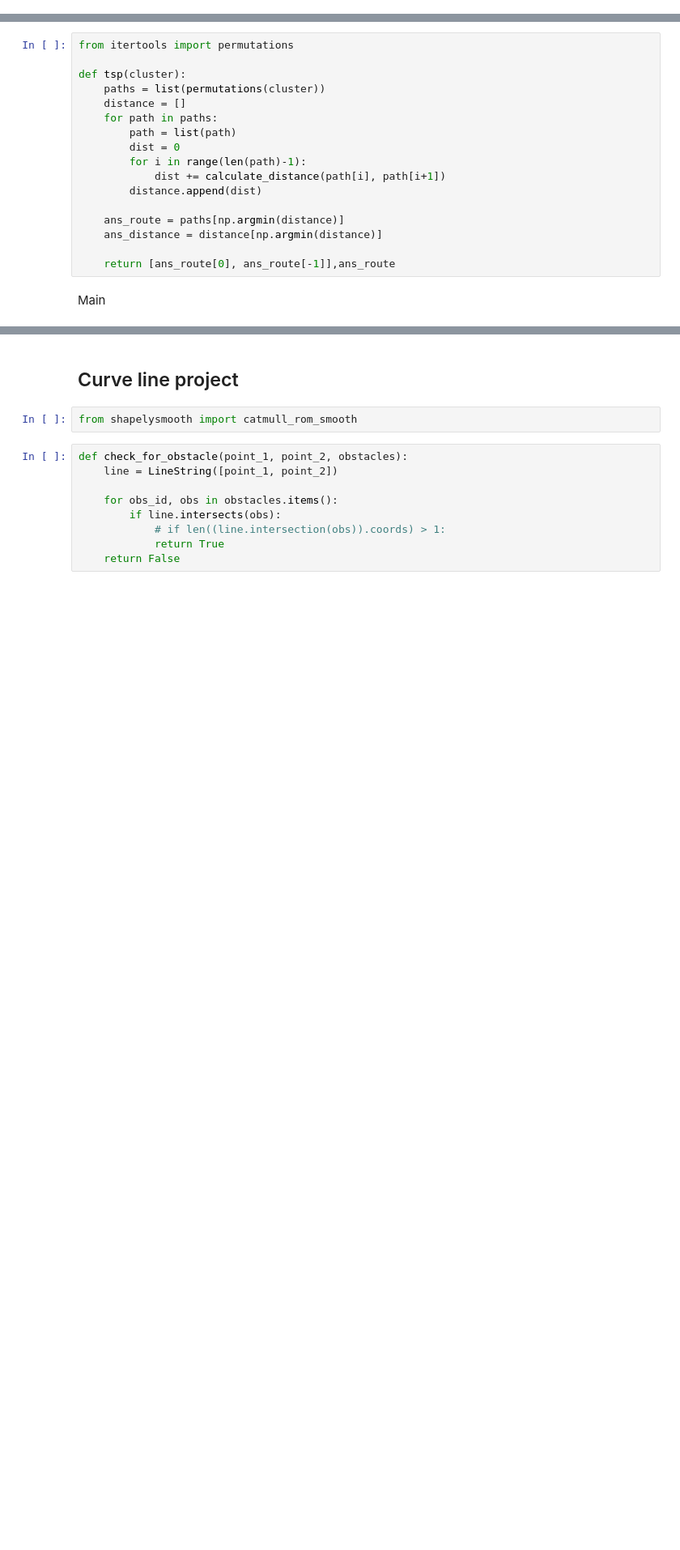
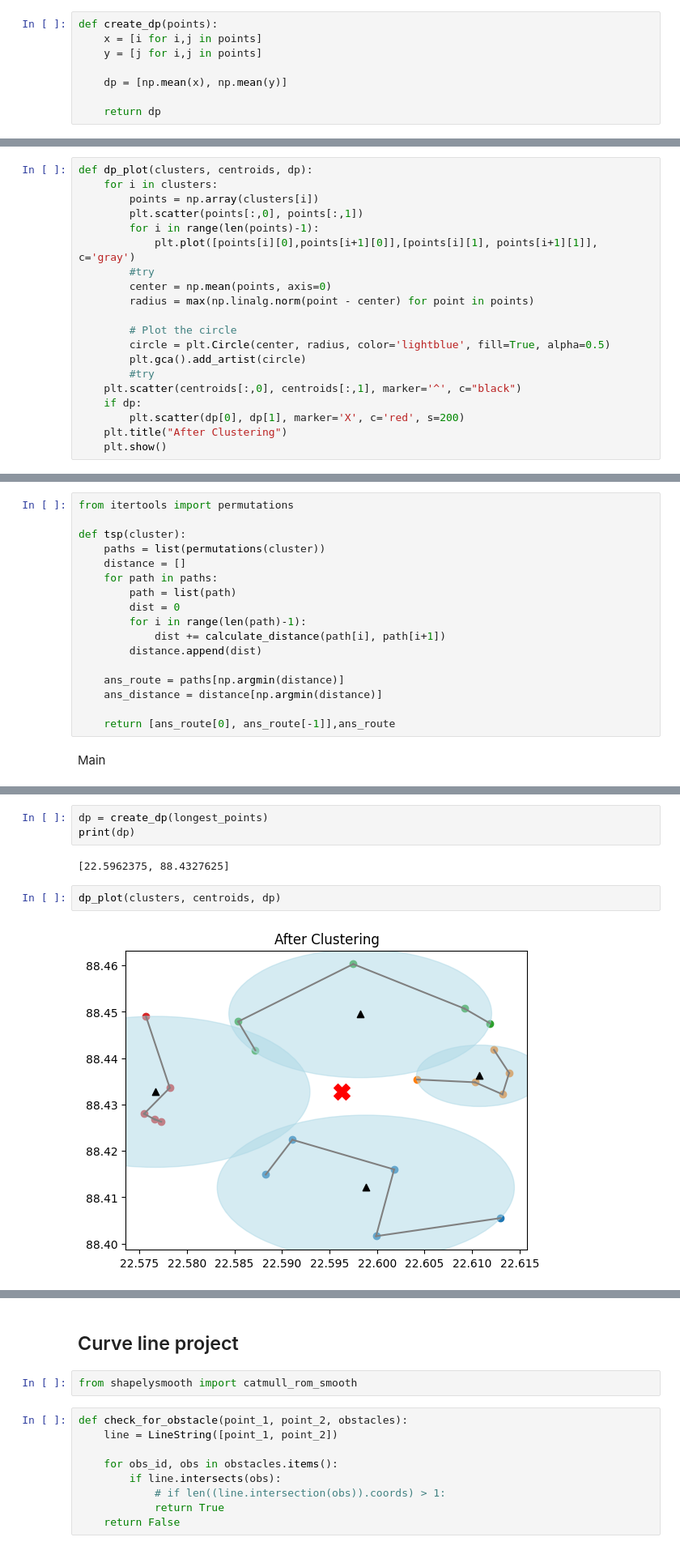
Before and after one commit to CR-Samrat/drone-based-delivary, a Jupyter notebook: helping_file.ipynb, the cells around one changed output, grey strips where cells are left out. Shown: that part at 81% size. Saved outputs shown, nothing was run; the diff lists cells and outputs as text; blank space fills up the shorter version.

```diff
--- a/helping_file.ipynb
+++ b/helping_file.ipynb
@@ -230,6 +230,14 @@ def KMeans(delivery_loc, n, k):
         clusters[labels[i]].append(delivery_loc[i])
 
     return model.cluster_centers_, clusters
+# %%
+def create_dp(points):
+    x = [i for i,j in points]
+    y = [j for i,j in points]
+
+    dp = [np.mean(x), np.mean(y)]
+
+    return dp
 # %%
 def create_locations(x, y, n):
     loc = []
@@ -256,6 +264,26 @@ def clusters_plot(clusters, centroids):
     plt.scatter(centroids[:,0], centroids[:,1], marker='^', c="black")
     plt.title("After Clustering")
     plt.show()
+# %%
+def dp_plot(clusters, centroids, dp):
+    for i in clusters:
+        points = np.array(clusters[i])
+        plt.scatter(points[:,0], points[:,1])
+        for i in range(len(points)-1):
+            plt.plot([points[i][0],points[i+1][0]],[points[i][1], points[i+1][1]], c='gray')
+        #try
+        center = np.mean(points, axis=0)
+        radius = max(np.linalg.norm(point - center) for point in points)
+
+        # Plot the circle
+        circle = plt.Circle(center, radius, color='lightblue', fill=True, alpha=0.5)
+        plt.gca().add_artist(circle)
+        #try
+    plt.scatter(centroids[:,0], centroids[:,1], marker='^', c="black")
+    if dp:
+        plt.scatter(dp[0], dp[1], marker='X', c='red', s=200)
+    plt.title("After Clustering")
+    plt.show()
 # %%
 def calculate_distance(point1, point2):
     point1 = np.array(point1)
@@ -333,0 +369,9 @@ print(longest_points)
+# %%
+dp = create_dp(longest_points)
+print(dp)
+# %% [output]
+[22.5962375, 88.4327625]
+# %%
+dp_plot(clusters, centroids, dp)
+# %% [output]
+[figure, added]
```
Also changed, not shown: parts of 8 cells of this notebook.
